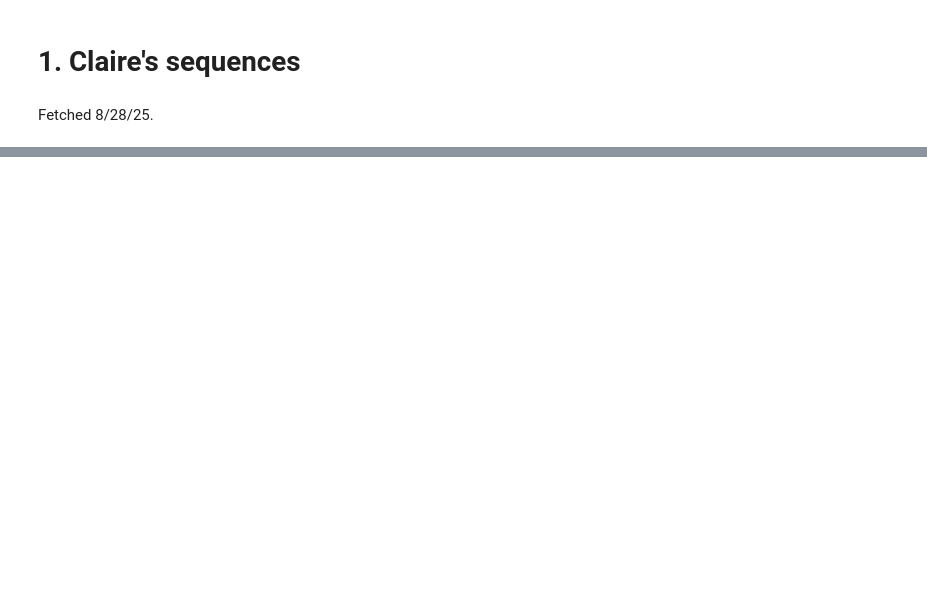
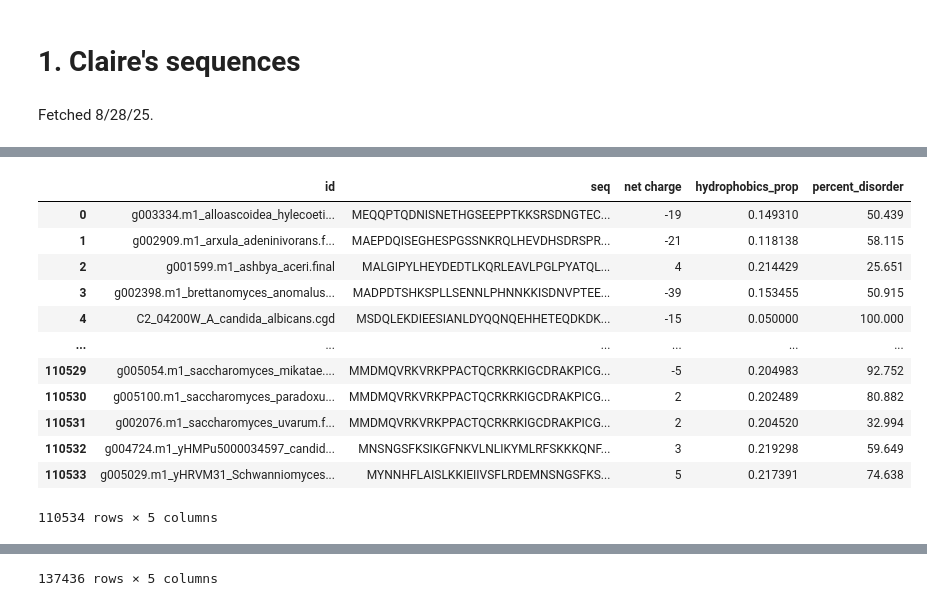
Before and after one commit to sanjanakotha/consensus_AD_predictor, a Jupyter notebook: notebooks/Plant, yeast, and mammal input sequences.ipynb, the cells around one changed output, grey strips where cells are left out. Drawn from its saved outputs; the diff is of its cells as text; code cells hidden in the pictures; blank space fills up the shorter version.

```diff
--- a/notebooks/Plant, yeast, and mammal input sequences.ipynb
+++ b/notebooks/Plant, yeast, and mammal input sequences.ipynb
@@ -37,0 +164,20 @@ all_proteins_df.to_csv("../output/CL_seqs_all_8-28-25.csv")
+# %%
+# 3. Disorder filter
+precalc_cl_disord = pd.read_csv("../output/cl_seqs_seq_props.csv")
+display(precalc_cl_disord)
+precalc_sk_disord = pd.read_csv("../output/interpro_uniprot_evid_1_2_seq_props.csv")
+precalc_sk_disord
+# %% [output]
+|  | id | seq | net charge | hydrophobics_prop | percent_disorder |
+| 0 | g003334.m1_alloascoidea_hylecoeti... | MEQQPTQDNISNETHGSEEPPTKKSRSDNGTEC... | -19 | 0.149310 | 50.439 |
+| 1 | g002909.m1_arxula_adeninivorans.f... | MAEPDQISEGHESPGSSNKRQLHEVDHSDRSPR... | -21 | 0.118138 | 58.115 |
+| 2 | g001599.m1_ashbya_aceri.final | MALGIPYLHEYDEDTLKQRLEAVLPGLPYATQL... | 4 | 0.214429 | 25.651 |
+| 3 | g002398.m1_brettanomyces_anomalus... | MADPDTSHKSPLLSENNLPHNNKKISDNVPTEE... | -39 | 0.153455 | 50.915 |
+| 4 | C2_04200W_A_candida_albicans.cgd | MSDQLEKDIEESIANLDYQQNQEHHETEQDKDK... | -15 | 0.050000 | 100.000 |
+| ... | ... | ... | ... | ... | ... |
+| 110529 | g005054.m1_saccharomyces_mikatae.... | MMDMQVRKVRKPPACTQCRKRKIGCDRAKPICG... | -5 | 0.204983 | 92.752 |
+| 110530 | g005100.m1_saccharomyces_paradoxu... | MMDMQVRKVRKPPACTQCRKRKIGCDRAKPICG... | 2 | 0.202489 | 80.882 |
+| 110531 | g002076.m1_saccharomyces_uvarum.f... | MMDMQVRKVRKPPACTQCRKRKIGCDRAKPICG... | 2 | 0.204520 | 32.994 |
+| 110532 | g004724.m1_yHMPu5000034597_candid... | MNSNGSFKSIKGFNKVLNLIKYMLRFSKKKQNF... | 3 | 0.219298 | 59.649 |
+| 110533 | g005029.m1_yHRVM31_Schwanniomyces... | MYNNHFLAISLKKIEIIVSFLRDEMNSNGSFKS... | 5 | 0.217391 | 74.638 |
+110534 rows × 5 columns
@@ -37,0 +196 @@ all_proteins_df.to_csv("../output/CL_seqs_all_8-28-25.csv")
+137436 rows × 5 columns
```
Also changed, not shown: parts of 37 cells of this notebook, 5 other files.
